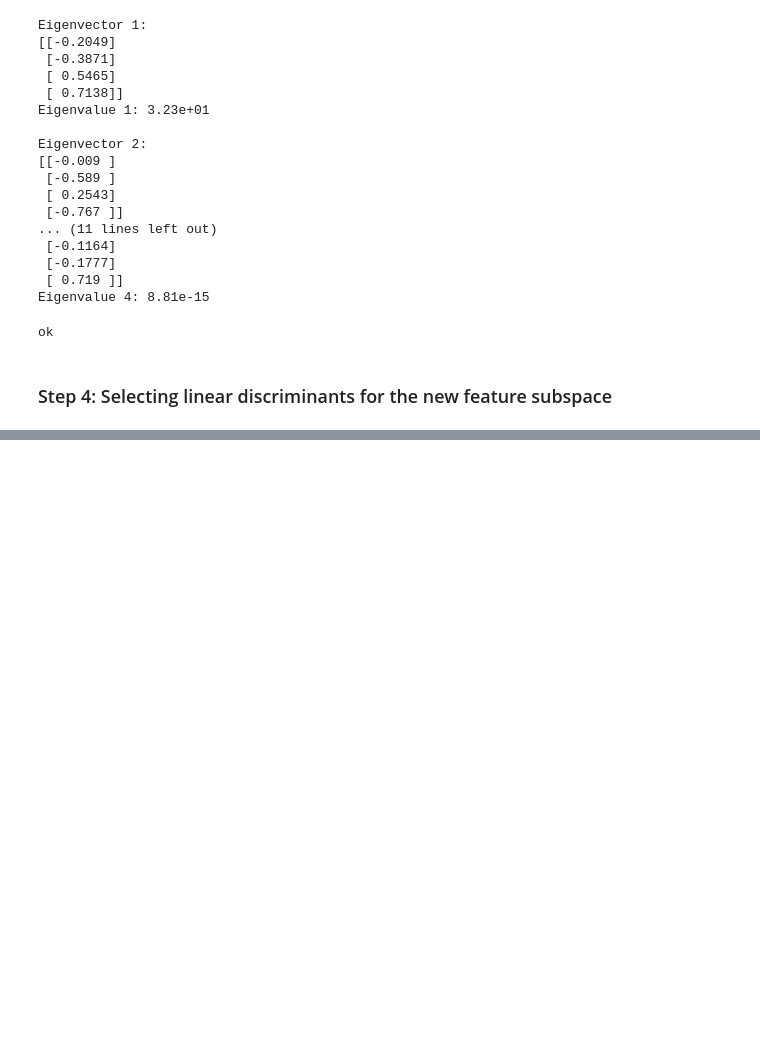
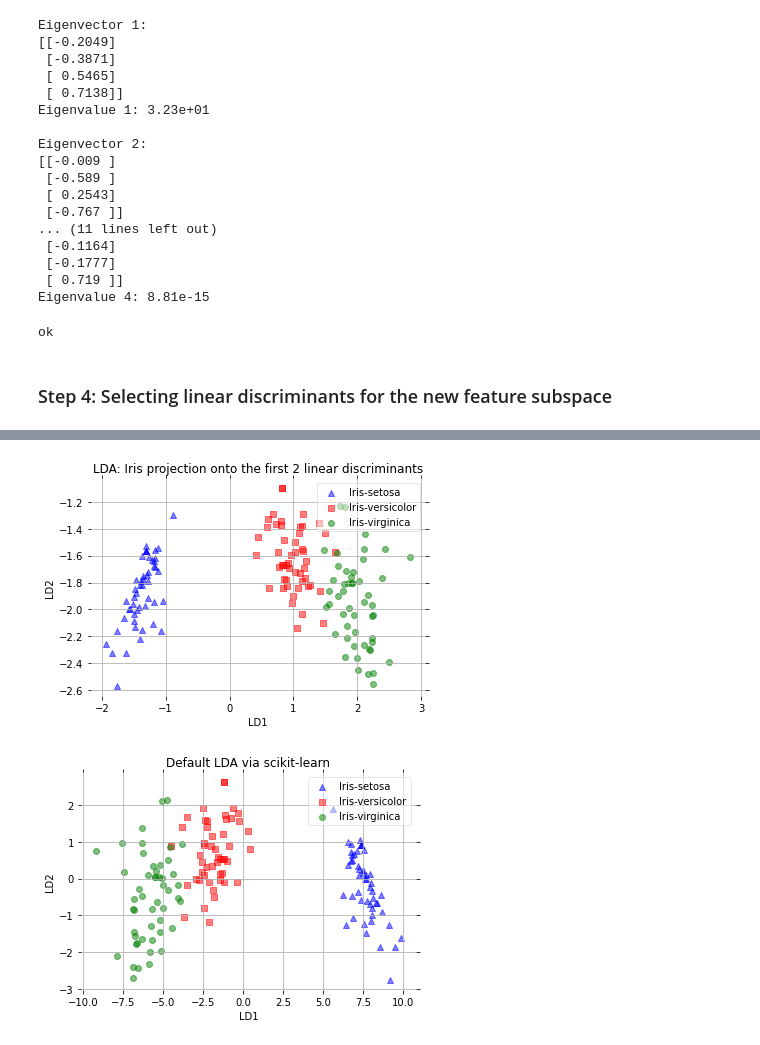
Before and after one commit to LilaKelland/data_bootcamp, a Jupyter notebook: w4/d1_dim_reduction/lda_walkthrough.ipynb, the cells around one changed output, grey strips where cells are left out. Cells and saved outputs as stored; diff of their text form; code cells hidden in the pictures; blank space fills up the shorter version.

```diff
--- a/w4/d1_dim_reduction/lda_walkthrough.ipynb
+++ b/w4/d1_dim_reduction/lda_walkthrough.ipynb
@@ -267,0 +441,46 @@ ok
+# %%
+from sklearn.discriminant_analysis import LinearDiscriminantAnalysis as LDA
+
+# LDA
+sklearn_lda = LDA(n_components=2)
+X_lda_sklearn = sklearn_lda.fit_transform(X, y)
+# %%
+def plot_scikit_lda(X, title):
+
+    ax = plt.subplot(111)
+    for label,marker,color in zip(
+        range(1,4),('^', 's', 'o'),('blue', 'red', 'green')):
+
+        plt.scatter(x=X[:,0][y == label],
+                    y=X[:,1][y == label] * -1, # flip the figure
+                    marker=marker,
+                    color=color,
+                    alpha=0.5,
+                    label=label_dict[label])
+
+    plt.xlabel('LD1')
+    plt.ylabel('LD2')
+
+    leg = plt.legend(loc='upper right', fancybox=True)
+    leg.get_frame().set_alpha(0.5)
+    plt.title(title)
+
+    # hide axis ticks
+    plt.tick_params(axis="both", which="both", bottom="off", top="off",
+            labelbottom="on", left="off", right="off", labelleft="on")
+
+    # remove axis spines
+    ax.spines["top"].set_visible(False)
+    ax.spines["right"].set_visible(False)
+    ax.spines["bottom"].set_visible(False)
+    ax.spines["left"].set_visible(False)
+
+    plt.grid()
+    plt.tight_layout
+    plt.show()
+# %%
+plot_step_lda()
+plot_scikit_lda(X_lda_sklearn, title='Default LDA via scikit-learn')
+# %% [output]
+[figure, added]
+[figure, added]
```
Also changed, not shown: parts of 17 cells of this notebook, 11 other files.
